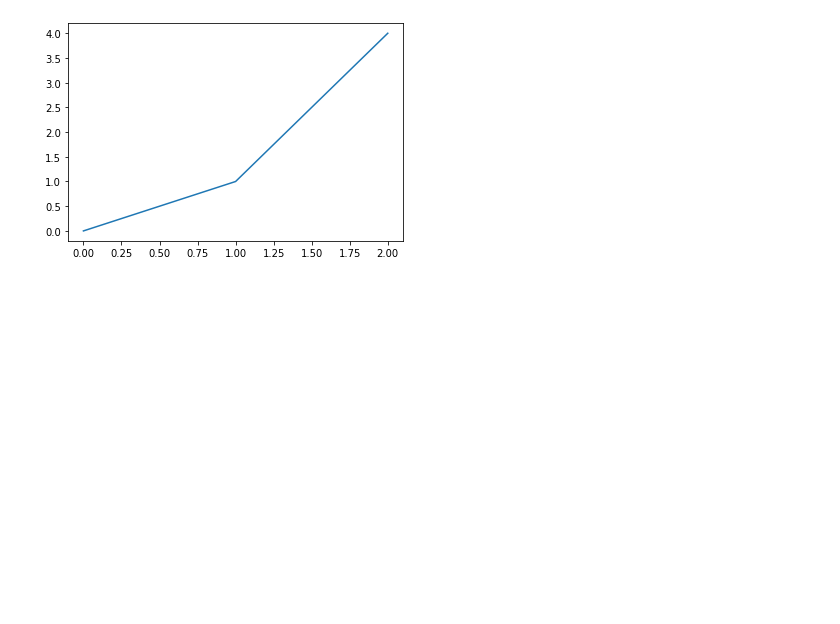
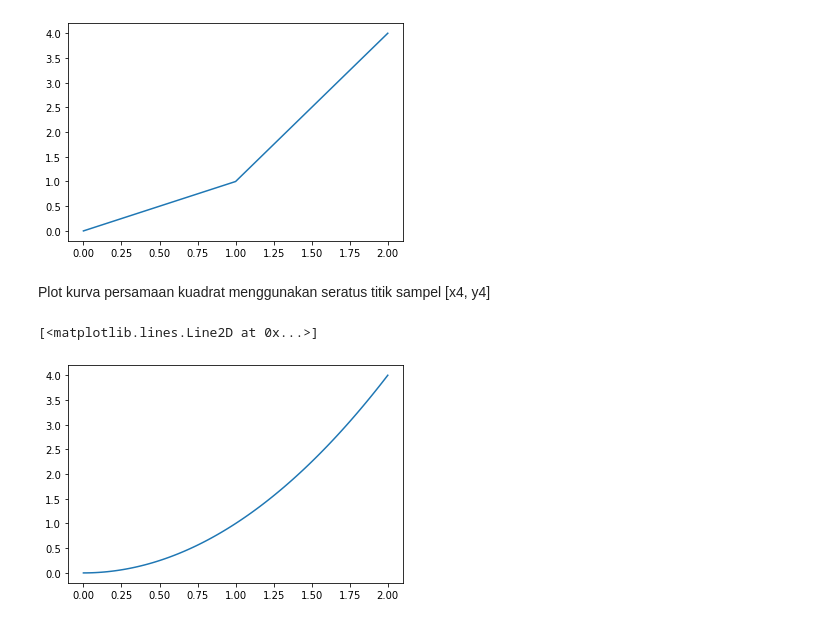
Before and after one commit to geoteknik/komputasi-geoteknik, a Jupyter notebook: kuliah/notebook/02-dasar-python-jupyter.ipynb, the cells around one changed output. Saved outputs shown, nothing was run; the diff lists cells and outputs as text; code cells hidden in the pictures; blank space fills up the shorter version.

```diff
--- a/kuliah/notebook/02-dasar-python-jupyter.ipynb
+++ b/kuliah/notebook/02-dasar-python-jupyter.ipynb
@@ -58,3 +60,11 @@ ax.plot(x1, y1) # ploting data pada axis
 # %% [output]
 [<matplotlib.lines.Line2D at 0x...>]
 [figure]
+# %% [markdown]
+Plot kurva persamaan kuadrat menggunakan seratus titik sampel [x4, y4]
+# %%
+fig, ax = plt.subplots() # membuat objek gambar dan axis
+ax.plot(x4, y4) # ploting data pada axis
+# %% [output]
+[<matplotlib.lines.Line2D at 0x...>]
+[figure, added]
```
Also changed, not shown: parts of 9 cells of this notebook, 8 other files.
